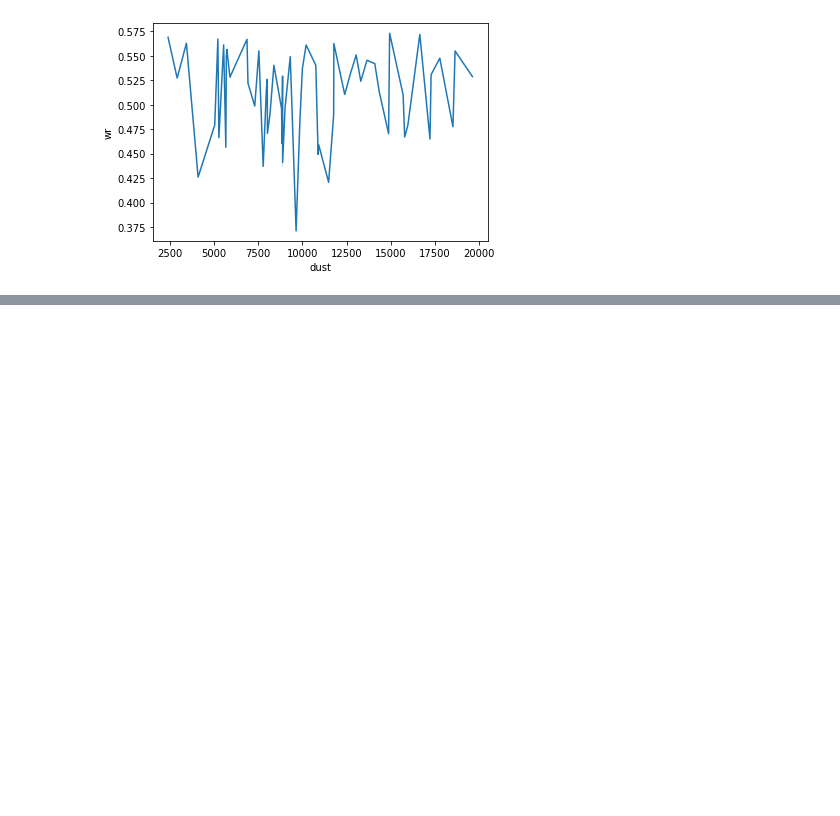
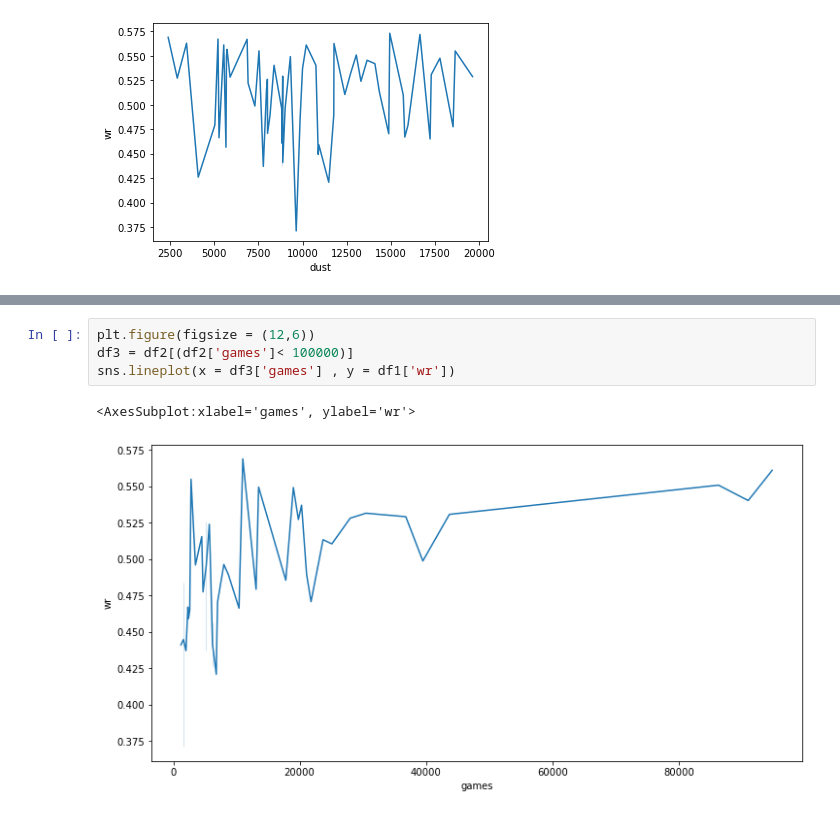
Before and after one commit to TRektFR/ProjetDataHS, a Jupyter notebook: HSData.ipynb, the cells around one changed output, grey strips where cells are left out. Drawn from its saved outputs; the diff is of its cells as text; blank space fills up the shorter version.

```diff
--- a/HSData.ipynb
+++ b/HSData.ipynb
@@ -110,0 +102,7 @@ TypeError: '<' not supported between instances of 'str' and 'int'
+# %%
+plt.figure(figsize = (12,6))
+df3 = df2[(df2['games']< 100000)]
+sns.lineplot(x = df3['games'] , y = df1['wr'])
+# %% [output]
+<AxesSubplot:xlabel='games', ylabel='wr'>
+[figure, added]
```
Also changed, not shown: parts of 8 cells of this notebook.
